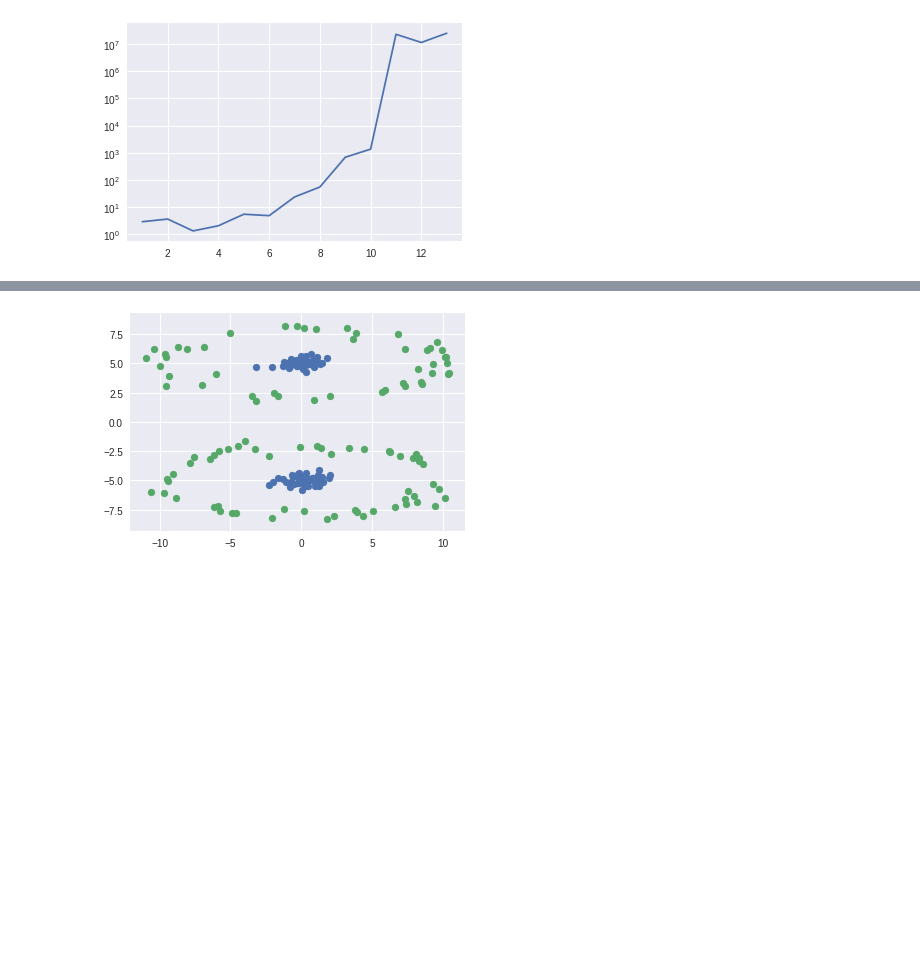
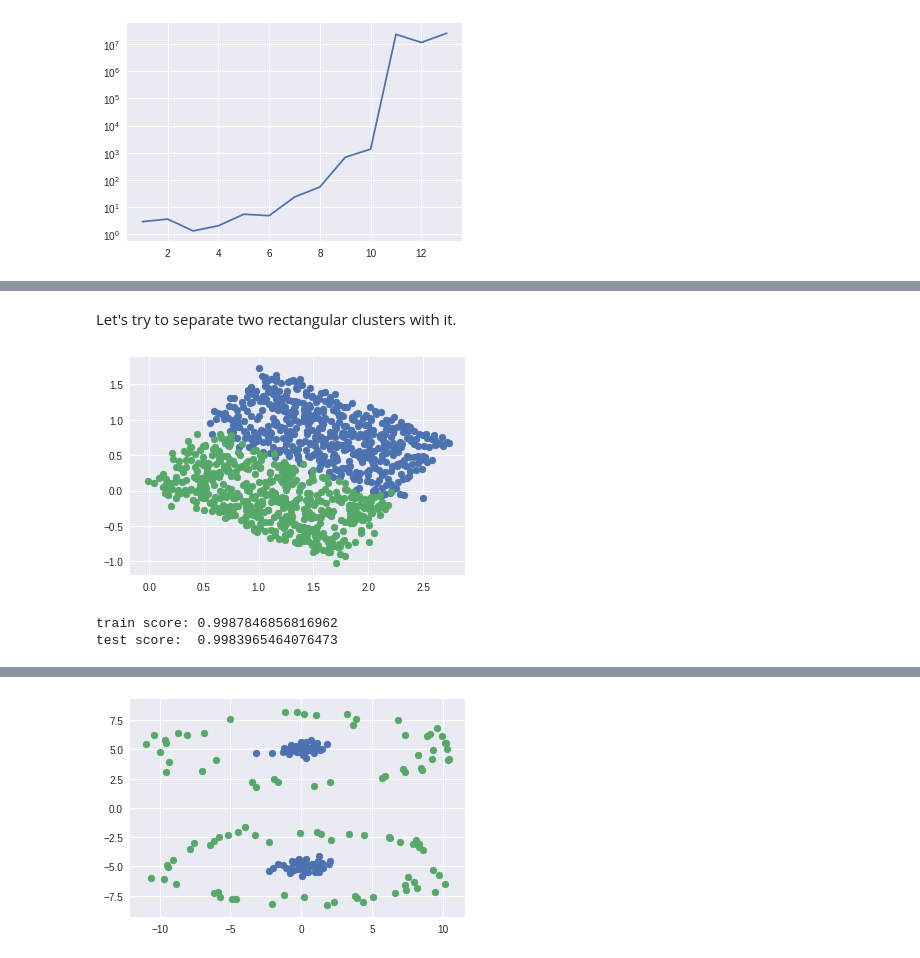
Before and after one commit to SiLiKhon/HEPStatsSeminar, a Jupyter notebook: seminar2/LinearModels_ToyData.ipynb, the cells around one changed output, grey strips where cells are left out. Cells and saved outputs as stored; diff of their text form; code cells hidden in the pictures; blank space fills up the shorter version.

Commit message:
[WIP] logistic regression on toy data

```diff
--- a/seminar2/LinearModels_ToyData.ipynb
+++ b/seminar2/LinearModels_ToyData.ipynb
@@ -173,0 +200,29 @@ plt.yscale('log')
+# %% [markdown]
+Let's try to separate two rectangular clusters with it.
+# %%
+N0 = 512
+N1 = 512
+
+X0_ = np.random.uniform(size=(N0, 2)) * [[2, 1]] + np.random.normal(scale=0.05, size=(N0, 2)) + [[0, 1]]
+X1_ = np.random.uniform(size=(N1, 2)) * [[2, 1]] + np.random.normal(scale=0.05, size=(N0, 2))
+
+
+alpha = np.pi / 6.
+rot = [[ np.cos(alpha), np.sin(alpha)],
+       [-np.sin(alpha), np.cos(alpha)]]
+X0 = np.matmul(rot, X0_.T).T
+X1 = np.matmul(rot, X1_.T).T
+
+y0 = np.zeros(shape=N0)
+y1 = np.ones (shape=N1)
+
+X = np.concatenate([X0, X1], axis=0)
+y = np.concatenate([y0, y1], axis=0)
+perm = np.random.permutation(len(y))
+X = X[perm]
+y = y[perm]
+
+plt.scatter(*X[y==0].T);
+plt.scatter(*X[y==1].T);
+# %% [output]
+[figure, added]
@@ -173,0 +231,13 @@ plt.yscale('log')
+# %%
+X_train, X_test, y_train, y_test = model_selection.train_test_split(X, y, test_size=0.25)
+model = linear_model.LogisticRegression()
+model.fit(X_train, y_train)
+
+preds_train = model.predict_proba(X_train)[:,1]
+preds_test  = model.predict_proba(X_test )[:,1]
+
+print("train score: {}".format(metrics.roc_auc_score(y_train, preds_train)))
+print("test score:  {}".format(metrics.roc_auc_score(y_test , preds_test )))
+# %% [output]
+train score: 0.9987846856816962
+test score:  0.9983965464076473
```
Also changed, not shown: parts of 12 cells of this notebook.
